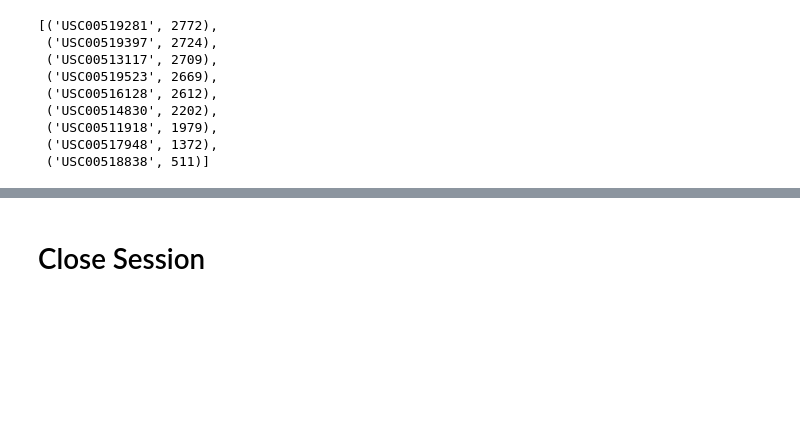
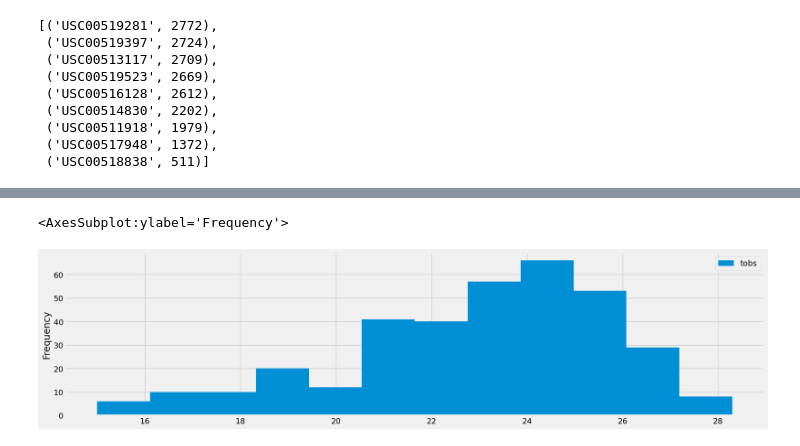
Before and after one commit to hieunghiadoan/Analyse-and-Explore-the-Climate-Data-In-Hawaii, a Jupyter notebook: Starter_Code/climate_starter.ipynb, the cells around one changed output, grey strips where cells are left out. Saved outputs shown, nothing was run; the diff lists cells and outputs as text; code cells hidden in the pictures; blank space fills up the shorter version.

```diff
--- a/Starter_Code/climate_starter.ipynb
+++ b/Starter_Code/climate_starter.ipynb
@@ -95,6 +95,10 @@ session.query
 # %%
 # Design a query to find the most active stations (i.e. which stations have the most rows?)
 # List the stations and their counts in descending order.
+active_s = session.query(measurement.station, func.count(measurement.station)).\
+             group_by(measurement.station).\
+             order_by(func.count(measurement.station).desc()).all()
+active_s
 # %% [output]
 [('USC00519281', 2772),
  ('USC00519397', 2724),
@@ -118,5 +125,14 @@ Text(0.5, 4.183333333333314, 'Temperature')
-# %% [markdown]
-# Close Session
+# %%
+station_winner = active_s[0][0]
+results= session.query(measurement.date,measurement.tobs).\
+    filter(measurement.date >="2016-08-23").\
+    filter(measurement.date <="2017-08-23").\
+    filter(measurement.station == station_winner).all()
+results_win= pd.DataFrame(results)
+results_win.plot.hist(bins=12)
+# %% [output]
+<AxesSubplot:ylabel='Frequency'>
+[figure, added]
 # %%
 # Close Session
 session.close()
```
Also changed, not shown: parts of 5 cells of this notebook.
